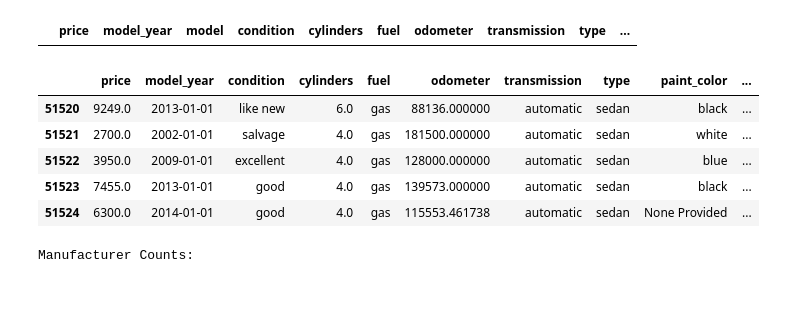
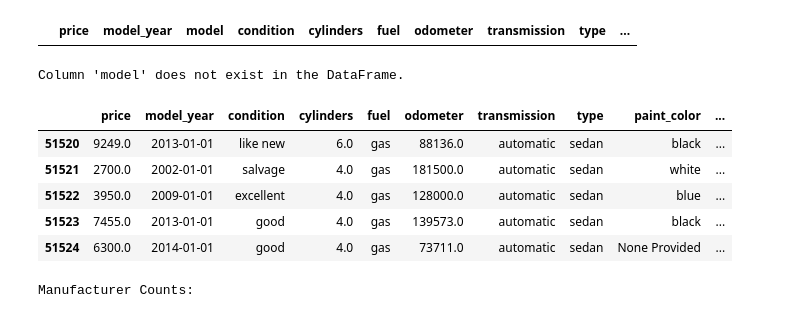
Before and after one commit to joserpico/README, a Jupyter notebook: project notebook.ipynb, the cells around one changed output. Drawn from its saved outputs; the diff is of its cells as text; code cells hidden in the pictures.

```diff
--- a/project notebook.ipynb
+++ b/project notebook.ipynb
@@ -48,39 +48,48 @@ df[df.duplicated()]
 # %% [output]
 |  | price | model_year | model | condition | cylinders | fuel | odometer | transmission | type | ... |
 # %%
+#split the model_name column into two new string columns 'manufacturer' and 'model'
+# strip spaces from column names
+df.columns = df.columns.str.strip()
+
+# check if 'model' column exists and split
+if 'model' in df.columns:
+    df[['manufacturer', 'model_name']] = df['model'].str.split(' ', n=1, expand=True)
+    df = df.drop(columns=['model'])
+else:
+    print("Column 'model' does not exist in the DataFrame.")
+
 #fill missing values in every column
 df['is_4wd'] = df['is_4wd'].fillna('No')
 df['is_4wd'] = df['is_4wd'].replace({1: 'Yes'})
 #fill missing price values with the mean
 price_mean = df['price'].mean()
 df['price'] = df['price'].fillna(price_mean)
 #replace values of 1 with the mean of the price
 df['price'] = df['price'].replace(1, price_mean)
 #forward fill the years
-df['model_year'] = df['model_year'].ffill()
+df['model_year'] = df['model_year'].fillna(df.groupby(['model_name'])['model_year'].transform('median'))
 
 df['paint_color'] = df['paint_color'].fillna('None Provided')
 
 #find the average of the mileage for all cars and use that number to fill the missing values
-odo_mean = df['odometer'].mean()
-df['odometer'] = df['odometer'].fillna(odo_mean)
+df['odometer'] = df['odometer'].fillna(0)
 
 #find the average of the cylinders and use that number to fill the missing values
-cylinder_mean = df['cylinders'].mean()
-df['cylinders'] = df['cylinders'].fillna(cylinder_mean)
 
-#split the model_name column into two new string columns 'manufacturer' and 'model'
-df[['manufacturer', 'model_name']] = df['model'].str.split(' ', n=1, expand=True)
-df = df.drop(columns=['model'])
+df['cylinders'] = df['cylinders'].fillna(df.groupby('model_year')['cylinders'].transform('median'))
+
+
 df.head()
 df.tail()
 # %% [output]
+Column 'model' does not exist in the DataFrame.
 |  | price | model_year | condition | cylinders | fuel | odometer | transmission | type | paint_color | ... |
-| 51520 | 9249.0 | 2013-01-01 | like new | 6.0 | gas | 88136.000000 | automatic | sedan | black | ... |
-| 51521 | 2700.0 | 2002-01-01 | salvage | 4.0 | gas | 181500.000000 | automatic | sedan | white | ... |
-| 51522 | 3950.0 | 2009-01-01 | excellent | 4.0 | gas | 128000.000000 | automatic | sedan | blue | ... |
-| 51523 | 7455.0 | 2013-01-01 | good | 4.0 | gas | 139573.000000 | automatic | sedan | black | ... |
-| 51524 | 6300.0 | 2014-01-01 | good | 4.0 | gas | 115553.461738 | automatic | sedan | None Provided | ... |
+| 51520 | 9249.0 | 2013-01-01 | like new | 6.0 | gas | 88136.0 | automatic | sedan | black | ... |
+| 51521 | 2700.0 | 2002-01-01 | salvage | 4.0 | gas | 181500.0 | automatic | sedan | white | ... |
+| 51522 | 3950.0 | 2009-01-01 | excellent | 4.0 | gas | 128000.0 | automatic | sedan | blue | ... |
+| 51523 | 7455.0 | 2013-01-01 | good | 4.0 | gas | 139573.0 | automatic | sedan | black | ... |
+| 51524 | 6300.0 | 2014-01-01 | good | 4.0 | gas | 73711.0 | automatic | sedan | None Provided | ... |
 # %%
 #show how many cars are on the website by manufacturer
 #list in descending order
```
Also changed, not shown: 2 other files.
